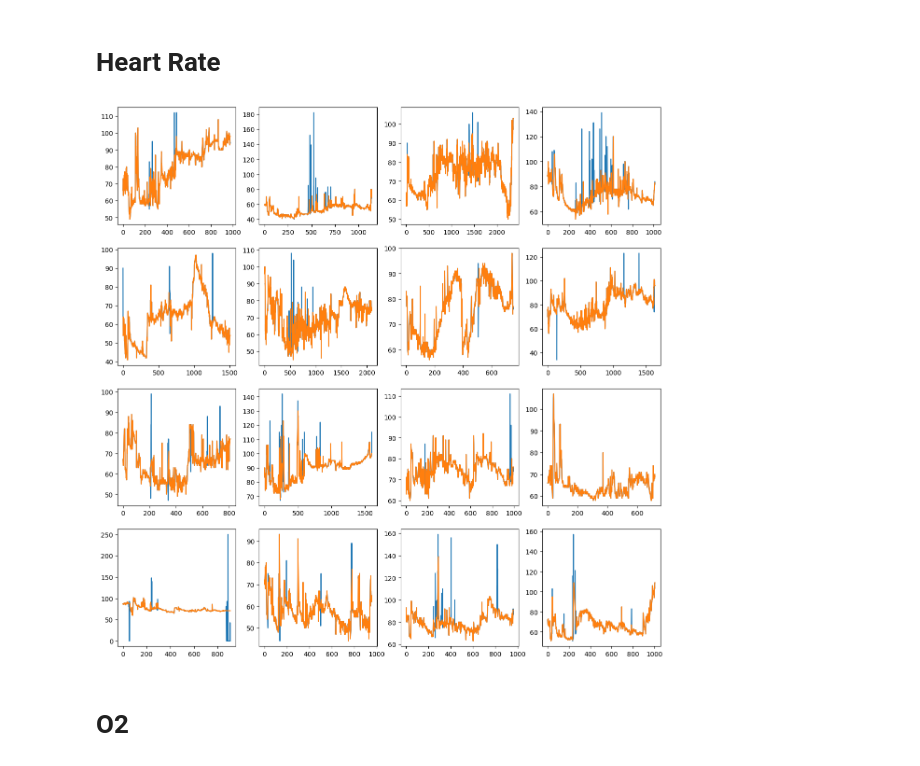
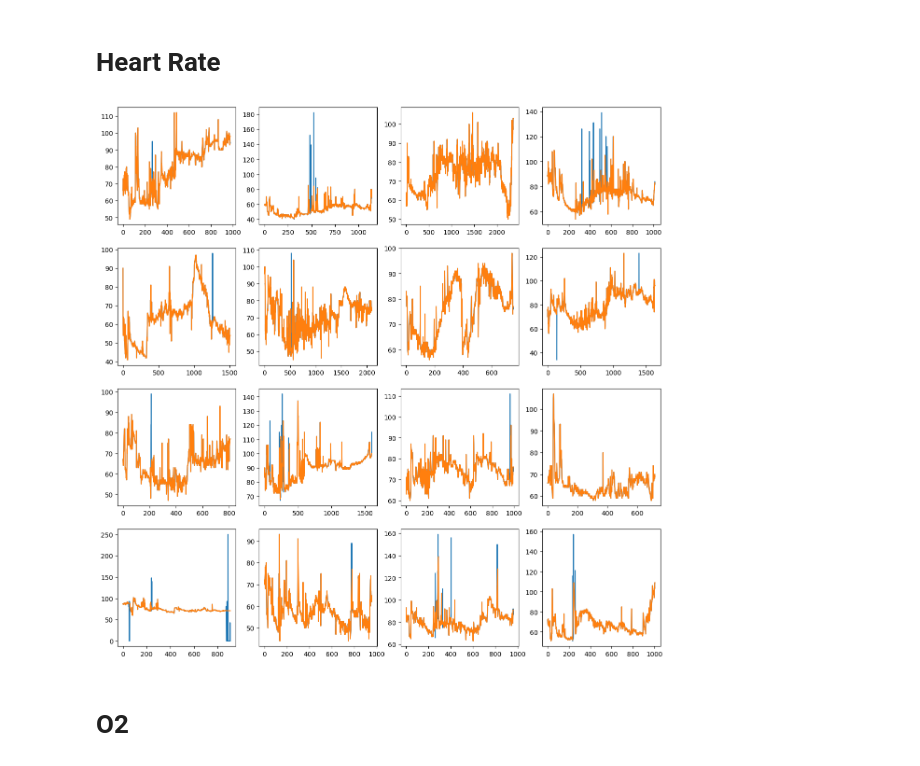
Before and after one commit to naderinho/anesthesia_anomaly_detection, a Jupyter notebook: 03_vital_filter.ipynb, the cells around one changed output. Drawn from its saved outputs; the diff is of its cells as text; code cells hidden in the pictures.

```diff
--- a/03_vital_filter.ipynb
+++ b/03_vital_filter.ipynb
@@ -160,26 +308,26 @@ for i, case in enumerate(caseid):
 # %%
 caseid = pd.read_csv(datapath + savepath +'dataset.csv', index_col=0).index.to_list()
 
 track = ['Solar8000/HR']
 
 fig, axs = plt.subplots(4, 4, figsize=(15, 15))
 
 for i, case in enumerate(caseid):
     filepath = datapath+'vitaldb_tiva/'+str(case).zfill(4)+'.vital'
 
     vitaldata = vf.VitalFile(ipath = filepath, track_names = track)
     vitaldata = vitaldata.to_pandas(track_names=track,interval=10)
 
     axs[i // 4][i % 4].plot(vitaldata.to_numpy())
 
-    vitaldata = outlierfilter(vitaldata, 20, 2, 40, 180)
+    vitaldata = outlierfilter(vitaldata, 30, 2, 40, 180)
 
     axs[i // 4][i % 4].plot(vitaldata)
     plt.show
     if i+1 >= 16:
         break
 # %% [output]
-[figure, old version]
+[figure, new version]
 # %% [markdown]
 # O2
 # %%
```
Also changed, not shown: parts of 4 cells of this notebook, 6 other files.
